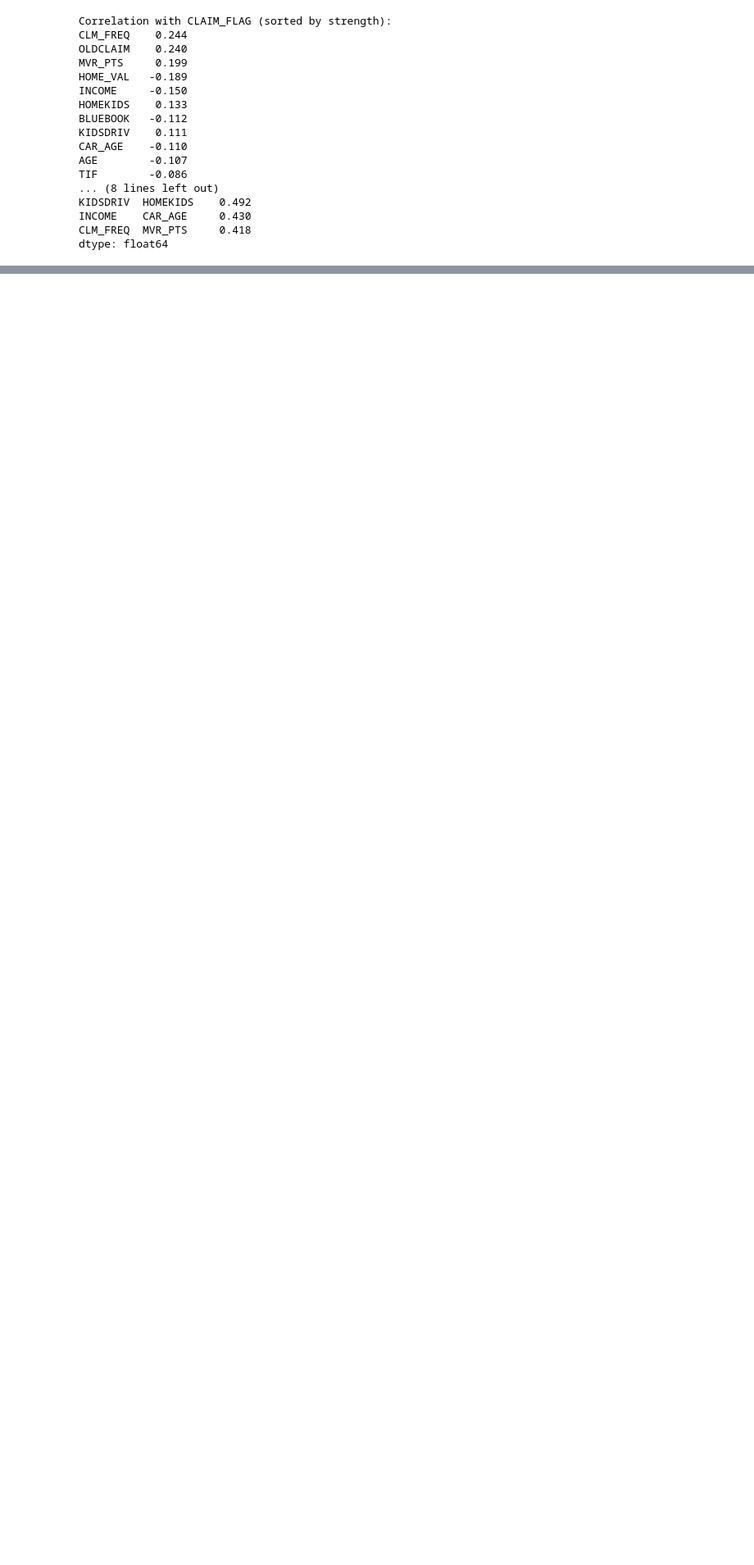
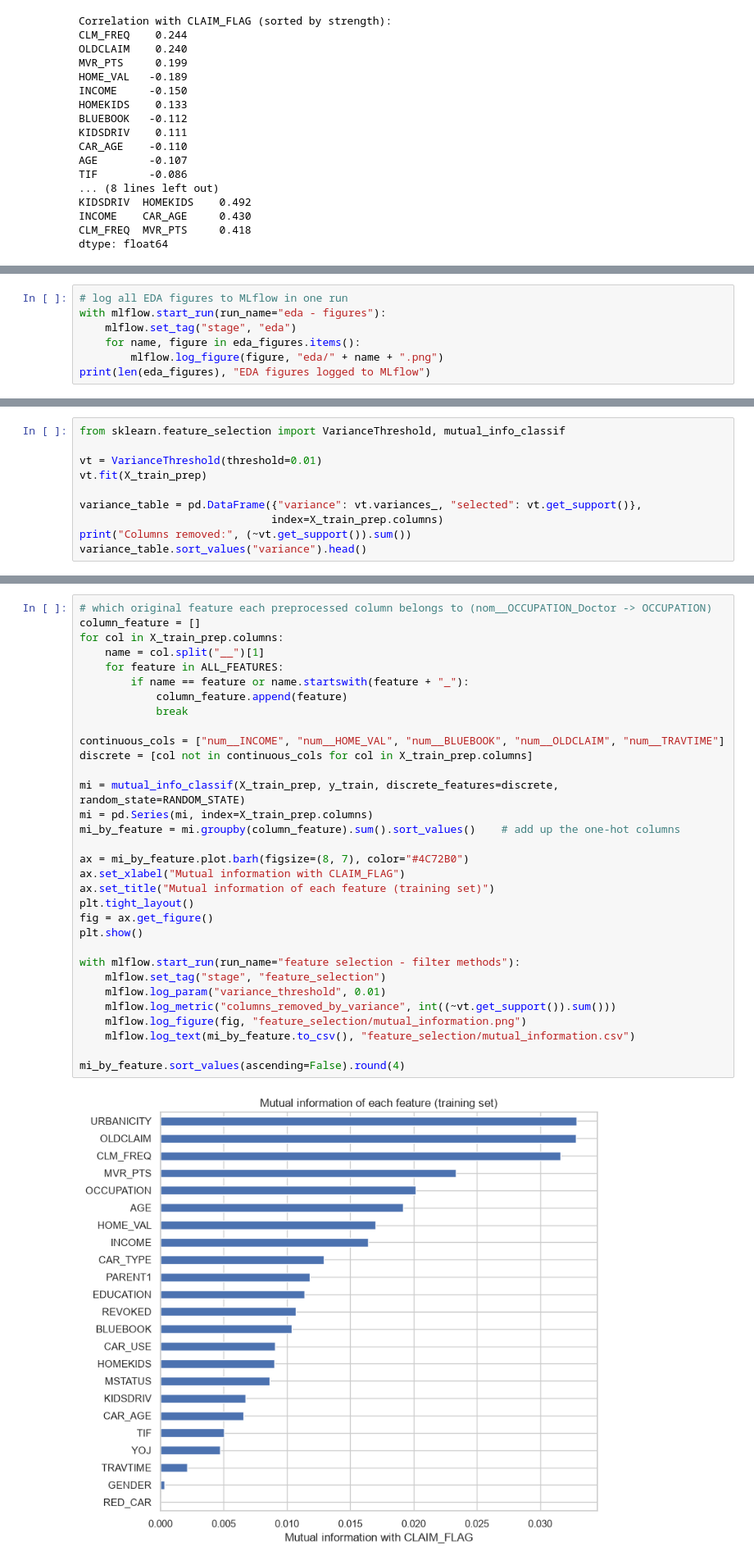
Before and after one commit to MoheebAbusamra/MachineLearning-Classification-Project, a Jupyter notebook: Car_Insurance_Claim_Classification.ipynb, the cells around one changed output, grey strips where cells are left out. Shown at 82% size. Saved outputs shown, nothing was run; the diff lists cells and outputs as text; blank space fills up the shorter version.

```diff
--- a/Car_Insurance_Claim_Classification.ipynb
+++ b/Car_Insurance_Claim_Classification.ipynb
@@ -833,0 +833,7 @@ dtype: float64
+# %%
+# log all EDA figures to MLflow in one run
+with mlflow.start_run(run_name="eda - figures"):
+    mlflow.set_tag("stage", "eda")
+    for name, figure in eda_figures.items():
+        mlflow.log_figure(figure, "eda/" + name + ".png")
+print(len(eda_figures), "EDA figures logged to MLflow")
@@ -833,0 +1172,10 @@ dtype: float64
+# %%
+from sklearn.feature_selection import VarianceThreshold, mutual_info_classif
+
+vt = VarianceThreshold(threshold=0.01)
+vt.fit(X_train_prep)
+
+variance_table = pd.DataFrame({"variance": vt.variances_, "selected": vt.get_support()},
+                              index=X_train_prep.columns)
+print("Columns removed:", (~vt.get_support()).sum())
+variance_table.sort_values("variance").head()
@@ -833,0 +1197,34 @@ dtype: float64
+# %%
+# which original feature each preprocessed column belongs to (nom__OCCUPATION_Doctor -> OCCUPATION)
+column_feature = []
+for col in X_train_prep.columns:
+    name = col.split("__")[1]
+    for feature in ALL_FEATURES:
+        if name == feature or name.startswith(feature + "_"):
+            column_feature.append(feature)
+            break
+
+continuous_cols = ["num__INCOME", "num__HOME_VAL", "num__BLUEBOOK", "num__OLDCLAIM", "num__TRAVTIME"]
+discrete = [col not in continuous_cols for col in X_train_prep.columns]
+
+mi = mutual_info_classif(X_train_prep, y_train, discrete_features=discrete, random_state=RANDOM_STATE)
+mi = pd.Series(mi, index=X_train_prep.columns)
+mi_by_feature = mi.groupby(column_feature).sum().sort_values()    # add up the one-hot columns
+
+ax = mi_by_feature.plot.barh(figsize=(8, 7), color="#4C72B0")
+ax.set_xlabel("Mutual information with CLAIM_FLAG")
+ax.set_title("Mutual information of each feature (training set)")
+plt.tight_layout()
+fig = ax.get_figure()
+plt.show()
+
+with mlflow.start_run(run_name="feature selection - filter methods"):
+    mlflow.set_tag("stage", "feature_selection")
+    mlflow.log_param("variance_threshold", 0.01)
+    mlflow.log_metric("columns_removed_by_variance", int((~vt.get_support()).sum()))
+    mlflow.log_figure(fig, "feature_selection/mutual_information.png")
+    mlflow.log_text(mi_by_feature.to_csv(), "feature_selection/mutual_information.csv")
+
+mi_by_feature.sort_values(ascending=False).round(4)
+# %% [output]
+[figure, added]
```
Also changed, not shown: parts of 136 cells of this notebook, 1 other file.
